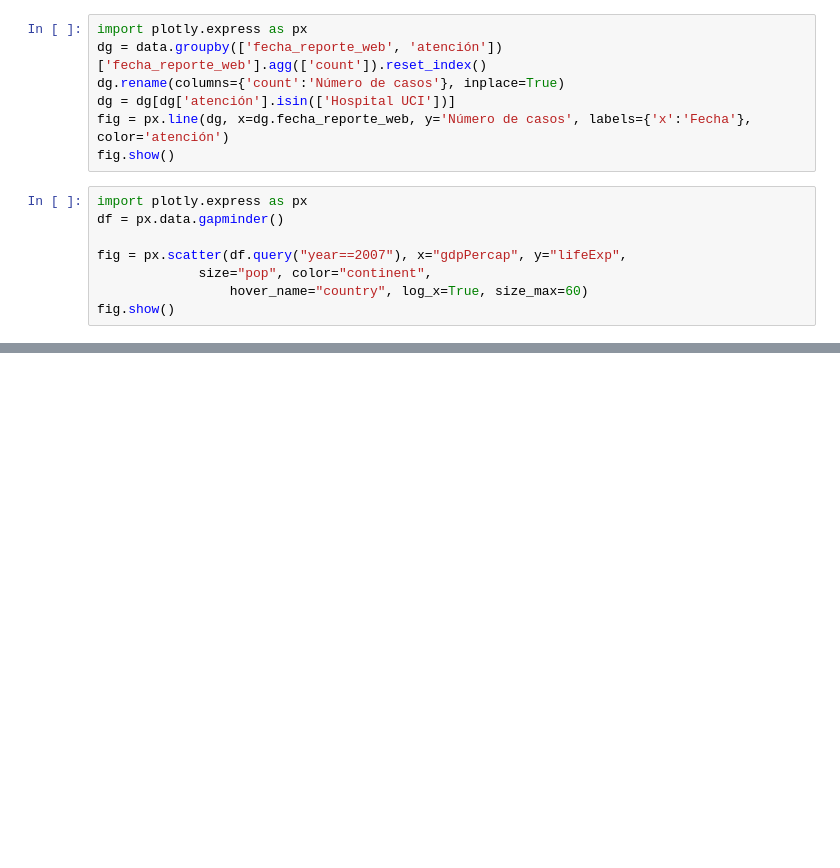
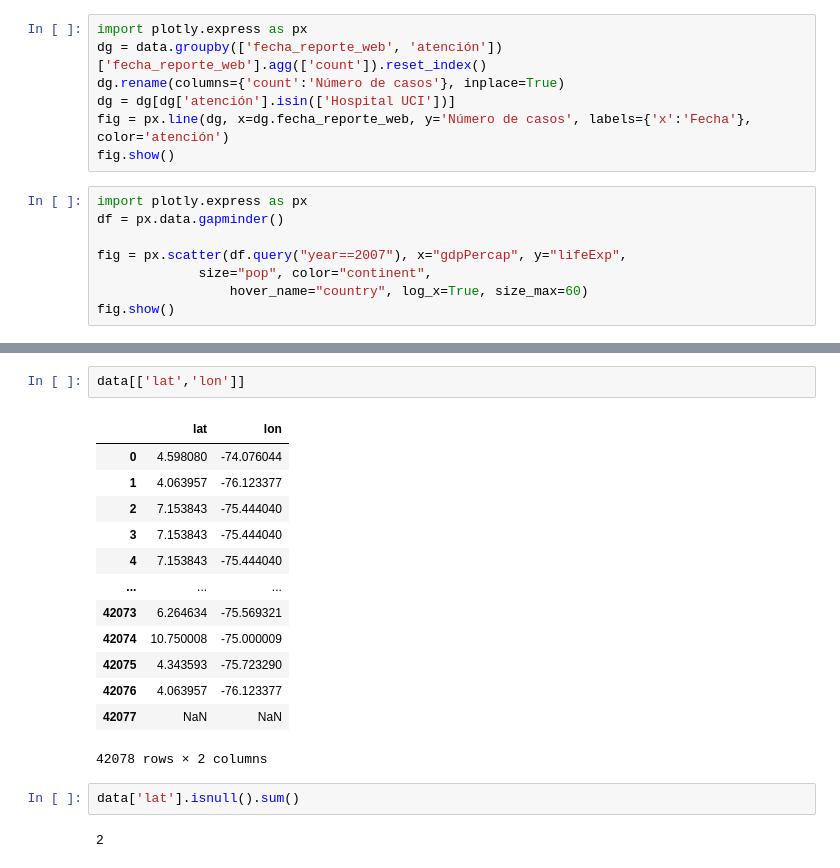
Before and after one commit to hhaydar/covid-col-streamlit, a Jupyter notebook: covid-col-streamlit.ipynb, the cells around one changed output, grey strips where cells are left out. Saved outputs shown, nothing was run; the diff lists cells and outputs as text; blank space fills up the shorter version.

```diff
--- a/covid-col-streamlit.ipynb
+++ b/covid-col-streamlit.ipynb
@@ -271,0 +343,20 @@ fig.show()
+# %%
+data[['lat','lon']]
+# %% [output]
+|  | lat | lon |
+| 0 | 4.598080 | -74.076044 |
+| 1 | 4.063957 | -76.123377 |
+| 2 | 7.153843 | -75.444040 |
+| 3 | 7.153843 | -75.444040 |
+| 4 | 7.153843 | -75.444040 |
+| ... | ... | ... |
+| 42073 | 6.264634 | -75.569321 |
+| 42074 | 10.750008 | -75.000009 |
+| 42075 | 4.343593 | -75.723290 |
+| 42076 | 4.063957 | -76.123377 |
+| 42077 | NaN | NaN |
+42078 rows × 2 columns
+# %%
+data['lat'].isnull().sum()
+# %% [output]
+2
```
Also changed, not shown: parts of 8 cells of this notebook, 1 other file.
